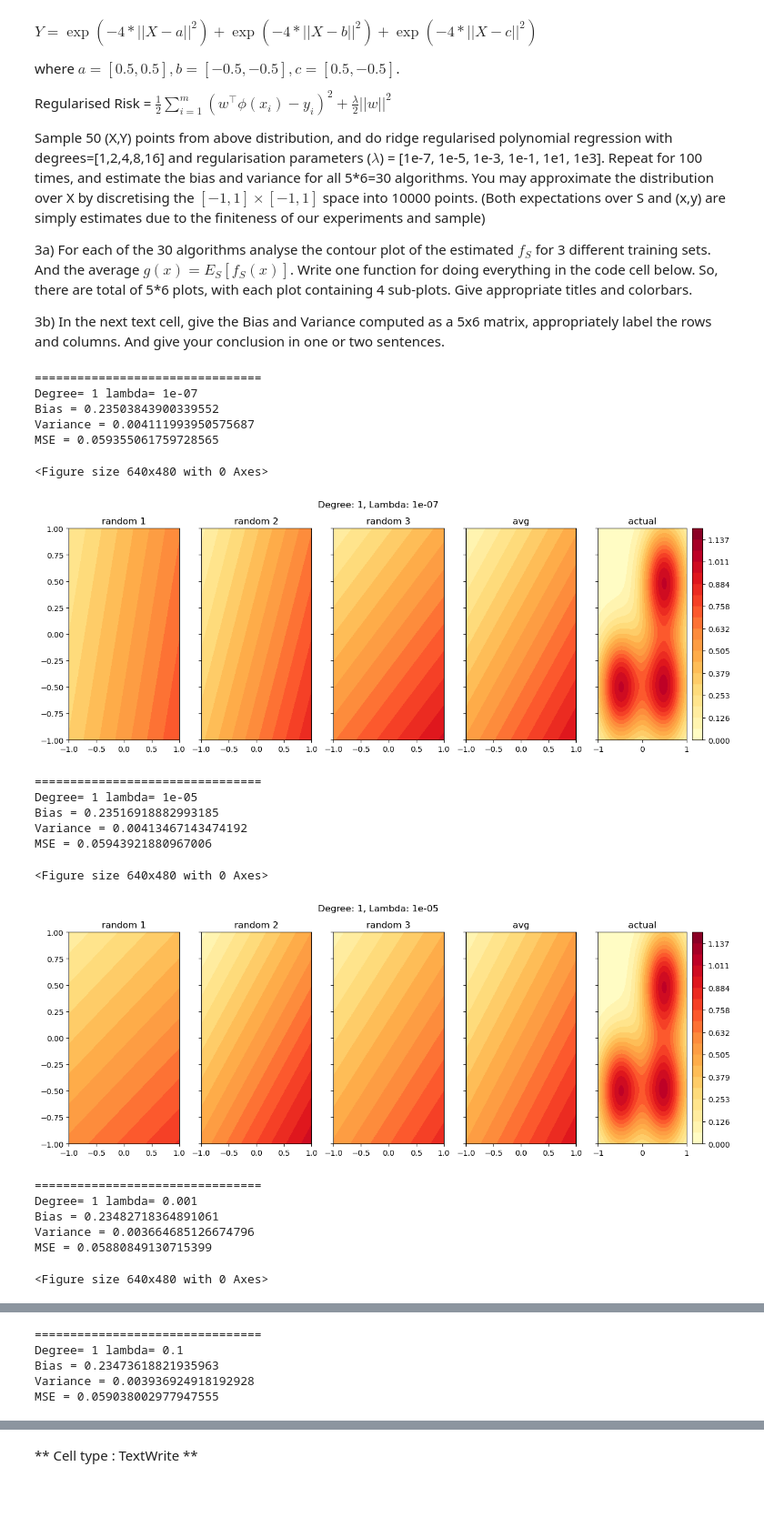
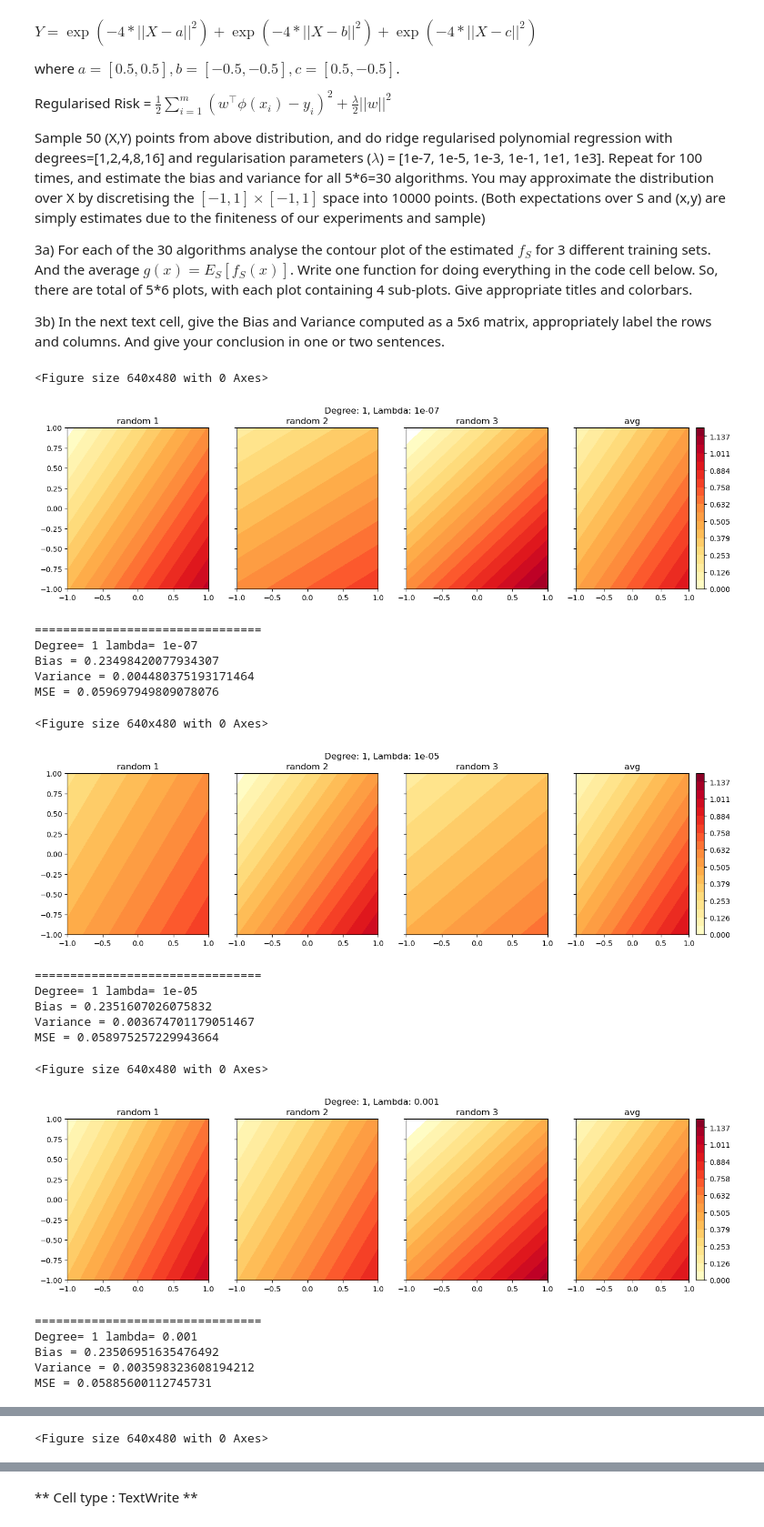
Before and after one commit to Bala-A87/CS5691-Assignments, a Jupyter notebook: A1/ProgAssmt1_student.ipynb, the cells around one changed output, grey strips where cells are left out. Shown at 91% size. Saved outputs shown, nothing was run; the diff lists cells and outputs as text; code cells hidden in the pictures; blank space fills up the shorter version.

```diff
--- a/A1/ProgAssmt1_student.ipynb
+++ b/A1/ProgAssmt1_student.ipynb
@@ -712,17 +713,17 @@ def compute_BV_error_sample_plot(degree, reg_param, num_training_samples=50):
         Y_train = get_Y_train(X_train)
         wt_vectors[i] = polynomial_regression_ridge_train(X_train, Y_train, degree, reg_param)
 
-    fig, (ax1, ax2, ax3, ax4, ax5) = plt.subplots(ncols=5, sharey=True, figsize=(15,5))
+    fig, (ax1, ax2, ax3, ax4) = plt.subplots(ncols=4, sharey=True, figsize=(16,4))
     visualise_polynomial_2d(wt_vectors[0], degree, ax1, "random 1")
     visualise_polynomial_2d(wt_vectors[50], degree, ax2, "random 2")
     visualise_polynomial_2d(wt_vectors[99], degree, ax3, "random 3")
     wt_vector_avg = np.mean(wt_vectors, axis=0)
-    visualise_polynomial_2d(wt_vector_avg, degree, ax4, "avg")
-    contour = visualise_actual_2d(ax5, "actual")
+    contour = visualise_polynomial_2d(wt_vector_avg, degree, ax4, "avg")
+    # contour = visualise_actual_2d(ax5, "actual")
 
     plt.suptitle("Degree: "+str(degree)+", Lambda: "+str(reg_param))
     plt.colorbar(contour)
-    # plt.show()
+    plt.show()
 
     # Bias**2 = E_x[(g-f*)**2]
     # Var = E_sE_x[(fs-g)**2]
@@ -735,50 +736,51 @@ def compute_BV_error_sample_plot(degree, reg_param, num_training_samples=50):
     # Bias calculation
     g_x = polynomial_regression_ridge_pred(X_test, wt_vector_avg, degree)
     y_x = get_Y_train(X_test)
     sq_diff = np.subtract(g_x, y_x)**2
     bias_sq = np.mean(sq_diff)
 
     # Variance calculation
     var_arr = np.zeros(shape=100)
     for i in range(100):
         fs_x = polynomial_regression_ridge_pred(X_test, wt_vectors[i], degree)
         sq_diff = np.subtract(fs_x, g_x)**2
         var_arr[i] = np.mean(sq_diff)
     var = np.mean(var_arr)
     return (np.sqrt(bias_sq), var, bias_sq+var)
 
 
 for degree in [1,2,4,8,16]:
 # for degree in [4,8,16]:
     for reg_param in [1e-7, 1e-5, 1e-3, 1e-1, 1e1, 1e3]:
         plt.figure()
         b,v,e = compute_BV_error_sample_plot(degree, reg_param)
 
         print('================================')
         print('Degree= '+str(degree)+' lambda= '+str(reg_param))
         print('Bias = '+str(b))
         print('Variance = '+str(v))
         print('MSE = '+str(e))
 
         plt.show()
 # %% [output]
-================================
-Degree= 1 lambda= 1e-07
-Bias = 0.23503843900339552
-Variance = 0.004111993950575687
-MSE = 0.059355061759728565
+<Figure size 640x480 with 0 Axes>
+[figure, new version]
-<Figure size 640x480 with 0 Axes>
+================================
+Degree= 1 lambda= 1e-07
+Bias = 0.23498420077934307
+Variance = 0.004480375193171464
+MSE = 0.059697949809078076
-[figure, old version]
-================================
-Degree= 1 lambda= 1e-05
-Bias = 0.23516918882993185
-Variance = 0.00413467143474192
-MSE = 0.05943921880967006
+<Figure size 640x480 with 0 Axes>
+[figure, new version]
-<Figure size 640x480 with 0 Axes>
+================================
+Degree= 1 lambda= 1e-05
+Bias = 0.2351607026075832
+Variance = 0.003674701179051467
+MSE = 0.058975257229943664
-[figure, old version]
-================================
-Degree= 1 lambda= 0.001
-Bias = 0.23482718364891061
-Variance = 0.003664685126674796
-MSE = 0.05880849130715399
+<Figure size 640x480 with 0 Axes>
+[figure, new version]
-<Figure size 640x480 with 0 Axes>
+================================
+Degree= 1 lambda= 0.001
+Bias = 0.23506951635476492
+Variance = 0.003598323608194212
+MSE = 0.05885600112745731
@@ -786,5 +787 @@ MSE = 0.05880849130715399
-================================
-Degree= 1 lambda= 0.1
-Bias = 0.23473618821935963
-Variance = 0.003936924918192928
-MSE = 0.059038002977947555
+<Figure size 640x480 with 0 Axes>
```
Also changed, not shown: parts of 13 cells of this notebook, 1 other file.
